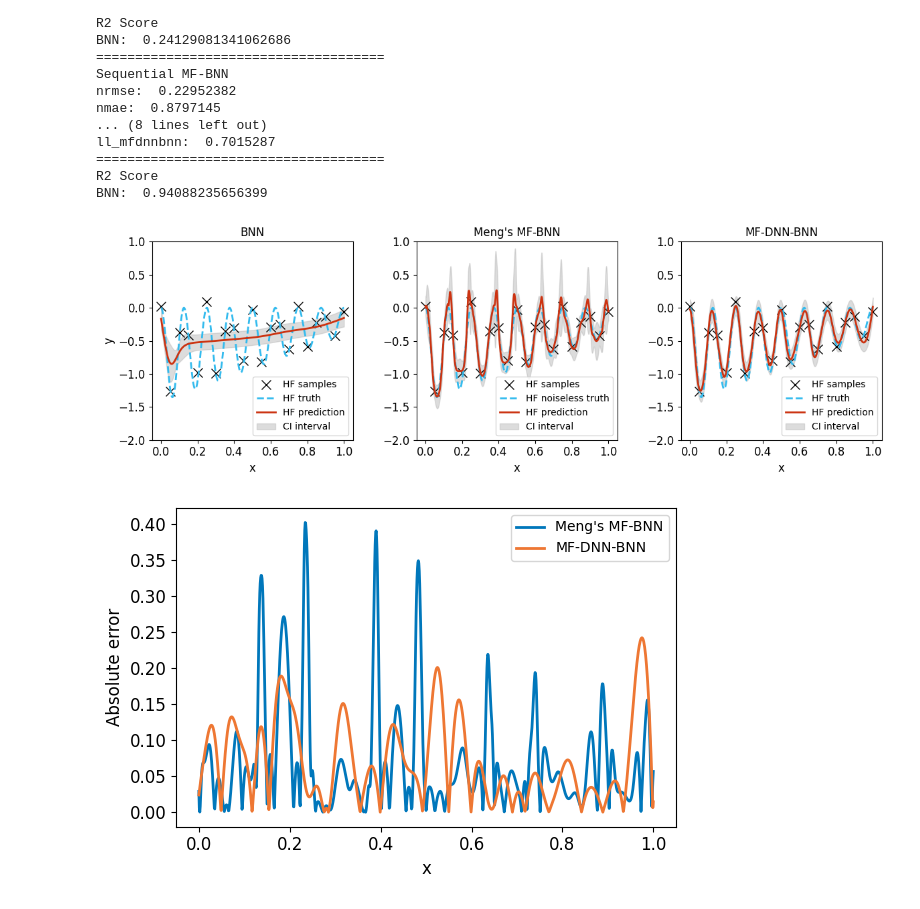
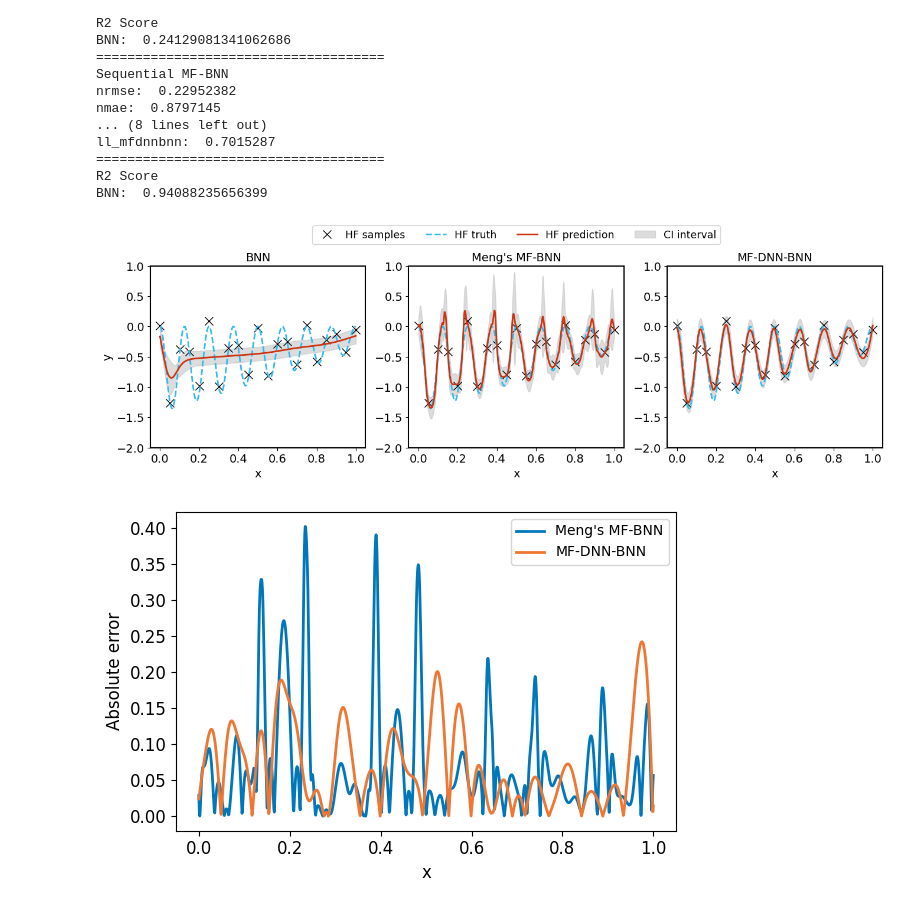
Before and after one commit to bessagroup/mfbml, a Jupyter notebook: studies/bnn_illustrative_examples/mf_dnn_bnn/mf_dnn_bnn_showcase.ipynb, the cells around one changed output. Cells and saved outputs as stored; diff of their text form; code cells hidden in the pictures.

```diff
--- a/studies/bnn_illustrative_examples/mf_dnn_bnn/mf_dnn_bnn_showcase.ipynb
+++ b/studies/bnn_illustrative_examples/mf_dnn_bnn/mf_dnn_bnn_showcase.ipynb
@@ -169,8 +169,7 @@ nll_loss: 314.224, prior_loss: 4191.516, total: 4505.739
 noise: 0.050
 # %%
 # visualize the posterior of bnn
-bnn_y, bnn_epistemic, bnn_total_unc, bnn_aleatoric = bnn_model.predict(
-    x=test_samples)
+bnn_y, bnn_epistemic, bnn_total_unc, bnn_aleatoric = bnn_model.predict(x=test_samples)
 
 # plot
 plt.figure()
@@ -403,8 +399,8 @@ ll_mfdnnbnn:  0.7015287
 R2 Score
 BNN:  0.94088235656399
 # %%
-font_size = 12
-fig, ax = plt.subplots(1, 3, figsize=(12, 4))
+font_size = 14
+fig, ax = plt.subplots(1, 3, figsize=(16, 4))
 
 # plot results of bnn
 ax[0].plot(
@@ -439,7 +435,7 @@ ax[0].fill_between(
     color="#BBBBBB",
     label="CI interval",
 )
-ax[0].legend(loc="lower right")
+# ax[0].legend(loc="lower right")
 ax[0].set_title("BNN", fontsize=font_size)
 ax[0].set_xlabel("x", fontsize=font_size)
 ax[0].set_ylabel("y", fontsize=font_size)
@@ -480,7 +476,7 @@ ax[1].fill_between(
     color="#BBBBBB",
     label="CI interval",
 )
-ax[1].legend(loc="lower right")
+# ax[1].legend(loc="lower right")
 ax[1].set_title("Meng's MF-BNN", fontsize=font_size)
 ax[1].set_xlabel("x", fontsize=font_size)
 ax[1].set_ylabel(" ", fontsize=font_size)
@@ -505,36 +501,45 @@ ax[2].plot(
     label="HF truth",
 )
 ax[2].plot(
     test_samples.numpy(),
     y_proposed,
     "-",
     color="#CC3311",
     linewidth=2,
     label="HF prediction",
 )
 
 ax[2].fill_between(
     test_samples.flatten().numpy(),
     (y_proposed - 2 * total_unc_proposed).flatten(),
     (y_proposed + 2 * total_unc_proposed).flatten(),
     alpha=0.5,
     color="#BBBBBB",
     label="CI interval",
 )
 
 ax[2].set_title("MF-DNN-BNN", fontsize=font_size)
 ax[2].set_xlabel("x", fontsize=font_size)
 ax[2].set_ylabel(" ", fontsize=font_size)
 ax[2].tick_params(labelsize=font_size)
 ax[2].set_ylim([-2, 1.0])
-ax[2].legend(loc="lower right")
-plt.tight_layout()
+# ax[2].legend(loc="lower right")
+plt.legend(loc="upper center", bbox_to_anchor=(-0.7, 1.25),
+           ncol=4, fontsize=12.5)
+
+# set the font size of axis
+for i in range(3):
+    ax[i].tick_params(axis="both", which="major", labelsize=14)
+    # set the line width of the axis
+    for axis in ["top", "bottom", "left", "right"]:
+        ax[i].spines[axis].set_linewidth(1.5)
+
 plt.savefig("mf_dnn_bnn_known_noise.pdf", dpi=300, bbox_inches="tight")
 plt.savefig("mf_dnn_bnn_known_noise.png", dpi=300, bbox_inches="tight")
 plt.savefig("mf_dnn_bnn_known_noise.svg", dpi=300, bbox_inches="tight")
 plt.show()
 # %% [output]
-[figure, old version]
+[figure, new version]
 # %%
 # error plot
 fig, ax = plt.subplots(1, figsize=(6, 4))
```
Also changed, not shown: parts of 2 cells of this notebook, 16 other files.
